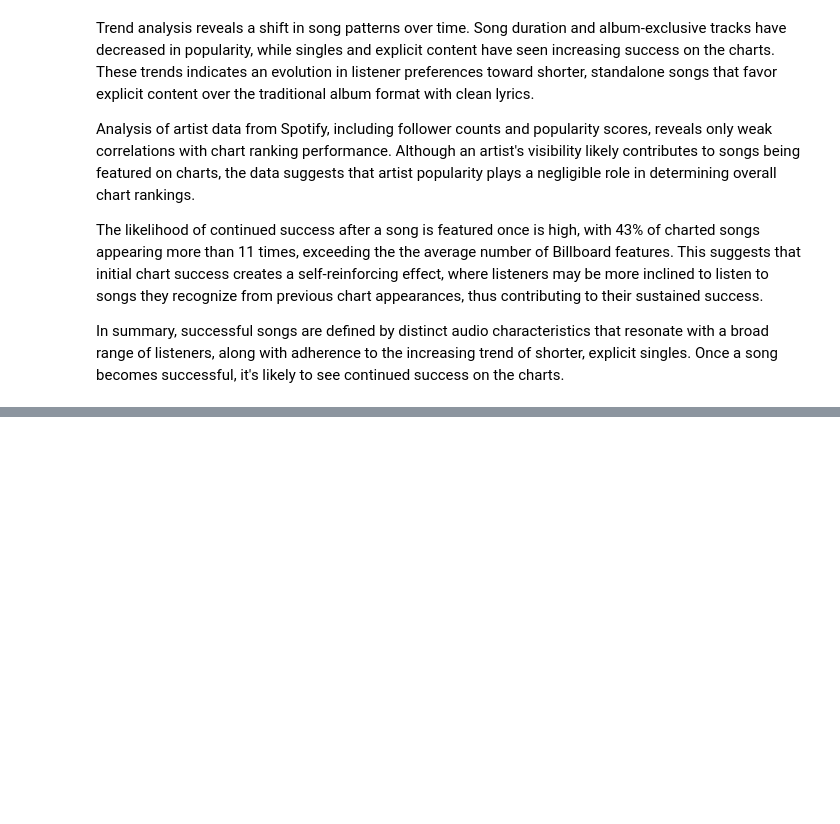
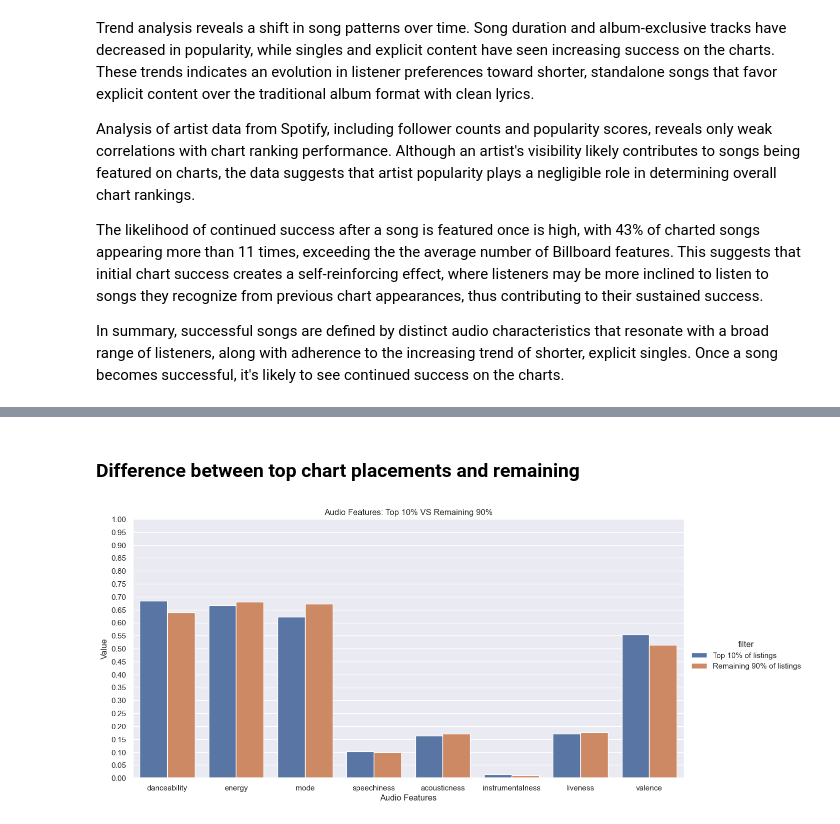
Before and after one commit to guillermocontp/recommendation-system, a Jupyter notebook: eda/analysis.ipynb, the cells around one changed output, grey strips where cells are left out. Saved outputs shown, nothing was run; the diff lists cells and outputs as text; code cells hidden in the pictures; blank space fills up the shorter version.

```diff
--- a/eda/analysis.ipynb
+++ b/eda/analysis.ipynb
@@ -2211,0 +2280,40 @@ In summary, successful songs are defined by distinct audio characteristics that
+# %% [markdown]
+### Difference between top chart placements and remaining
+# %%
+# aggregating audio features
+top10_chart_df = agg_audio_features(filtered_df)
+top90_chart_df = agg_audio_features(remaining_df)
+
+# adding year column to each dataframe
+top10_chart_df['filter'] = 'Top 10% of listings'
+top90_chart_df['filter'] = 'Remaining 90% of listings'
+
+# combining tow dataframe into one
+combined_chart_df = pd.concat([top10_chart_df, top90_chart_df])
+
+# plotting top 10% and remaining 90% side by side
+sns.catplot(
+    data=combined_chart_df,
+    x='feature',
+    y='value',
+    hue='filter',
+    kind='bar',
+    height=6,
+    aspect=2
+)
+
+# set y axis limit
+plt.ylim(0, 1.0)
+
+# creating tick range
+ticks = [x/20 for x in range(0, 21)]
+plt.yticks(ticks)
+
+ # adding labels and title
+plt.xlabel('Audio Features')
+plt.ylabel('Value')
+plt.title('Audio Features: Top 10% VS Remaining 90%')
+
+plt.show()
+# %% [output]
+[figure, added]
```
Also changed, not shown: parts of 43 cells of this notebook, 1 other file.
